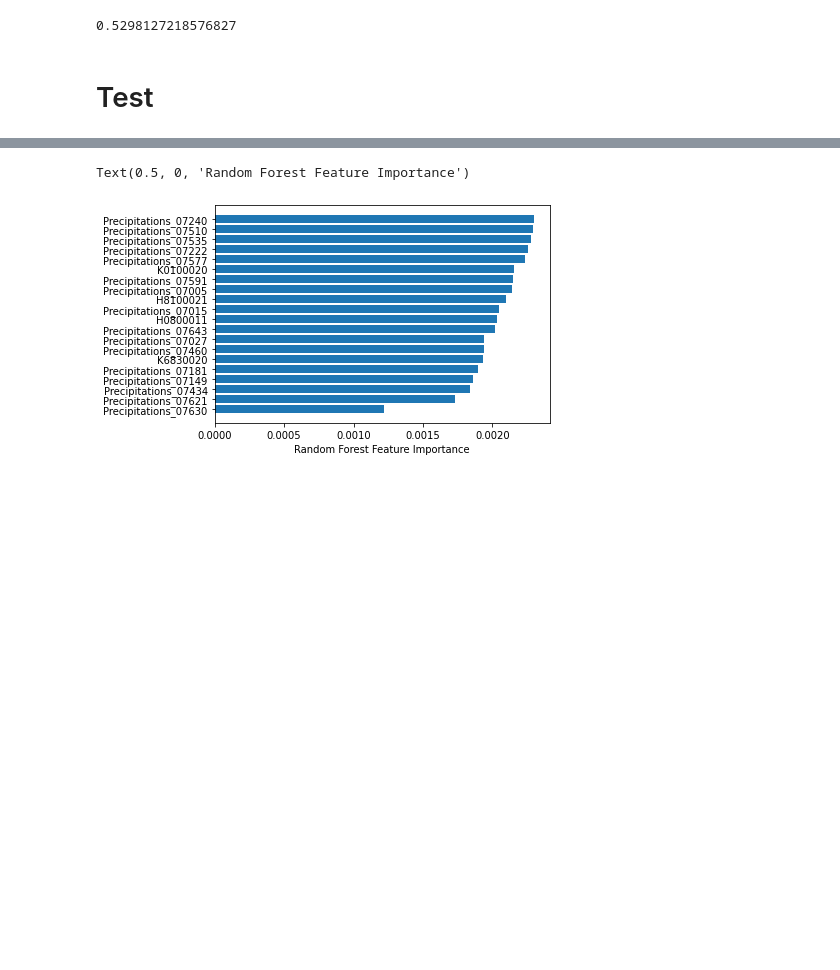
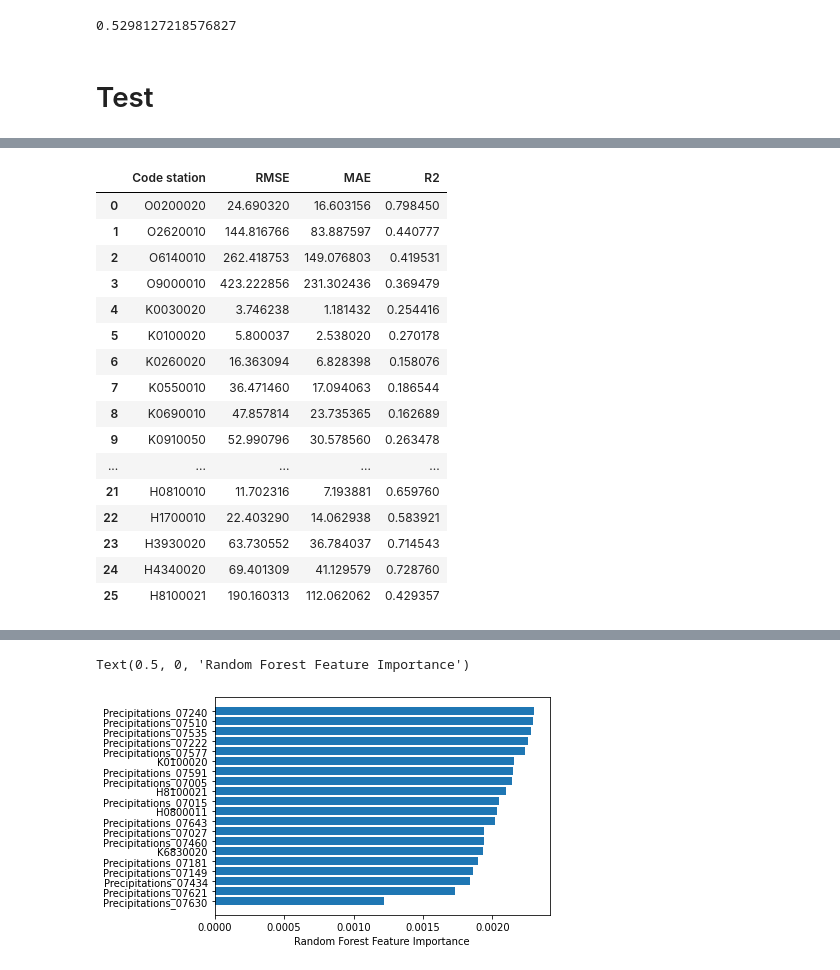
Before and after one commit to JlnZhou/ProjectML, a Jupyter notebook: Regression_GAMRandomForestAR.ipynb, the cells around one changed output, grey strips where cells are left out. Saved outputs shown, nothing was run; the diff lists cells and outputs as text; code cells hidden in the pictures; blank space fills up the shorter version.

```diff
--- a/Regression_GAMRandomForestAR.ipynb
+++ b/Regression_GAMRandomForestAR.ipynb
@@ -459,17 +575,31 @@ sample = 0.8
 # %%
-# Donnees
-mesures_train_X_mean = mesures_train_X[liste_stations_debit + colonnes_meteo_stations].mean()
-mesures_train_X_std = mesures_train_X[liste_stations_debit + colonnes_meteo_stations].std()
-mesures_train_X_standard = fct_Standardize(mesures_train_X,
-                                           mesures_train_X_mean, mesures_train_X_std,
-                                           liste_stations_debit + colonnes_meteo_stations)
-mesures_train_X_standard["Date"] = mesures_train_X["Date"]
+scores_rmse = fct_RMSE(mesures_test_Y, predictions_test_Y, liste_stations_debit)
+scores_mae = fct_MAE(mesures_test_Y, predictions_test_Y, liste_stations_debit)
+scores_r2 = fct_R2(mesures_test_Y, predictions_test_Y, liste_stations_debit)
 
-mesures_test_X_standard =fct_Standardize(mesures_test_X, mesures_train_X_mean, mesures_train_X_std,
-                                         liste_stations_debit + colonnes_meteo_stations)
-mesures_test_X_standard["Date"] = mesures_test_X["Date"].values
-mesures_test_Y_standard = fct_Standardize(mesures_test_Y, mesures_train_X_mean, mesures_train_X_std,
-                                          liste_stations_debit)
-mesures_test_Y_standard["Date"] = mesures_test_Y["Date"]
-liste_dates = mesures_test_Y["Date"]
+test_scores = pd.DataFrame({"Code station": liste_stations_debit,
+                            "RMSE": scores_rmse["RMSE"],
+                            "MAE": scores_mae["MAE"],
+                            "R2": scores_r2["R2"]})
+test_scores.to_csv("../Data/GAMRandomForestAR/Test_scores.csv",
+                   index = False)
+test_scores
+# %% [output]
+|  | Code station | RMSE | MAE | R2 |
+| 0 | O0200020 | 24.690320 | 16.603156 | 0.798450 |
+| 1 | O2620010 | 144.816766 | 83.887597 | 0.440777 |
+| 2 | O6140010 | 262.418753 | 149.076803 | 0.419531 |
+| 3 | O9000010 | 423.222856 | 231.302436 | 0.369479 |
+| 4 | K0030020 | 3.746238 | 1.181432 | 0.254416 |
+| 5 | K0100020 | 5.800037 | 2.538020 | 0.270178 |
+| 6 | K0260020 | 16.363094 | 6.828398 | 0.158076 |
+| 7 | K0550010 | 36.471460 | 17.094063 | 0.186544 |
+| 8 | K0690010 | 47.857814 | 23.735365 | 0.162689 |
+| 9 | K0910050 | 52.990796 | 30.578560 | 0.263478 |
+| ... | ... | ... | ... | ... |
+| 21 | H0810010 | 11.702316 | 7.193881 | 0.659760 |
+| 22 | H1700010 | 22.403290 | 14.062938 | 0.583921 |
+| 23 | H3930020 | 63.730552 | 36.784037 | 0.714543 |
+| 24 | H4340020 | 69.401309 | 41.129579 | 0.728760 |
+| 25 | H8100021 | 190.160313 | 112.062062 | 0.429357 |
 # %%
```
Also changed, not shown: parts of 16 cells of this notebook, 1 other file.
